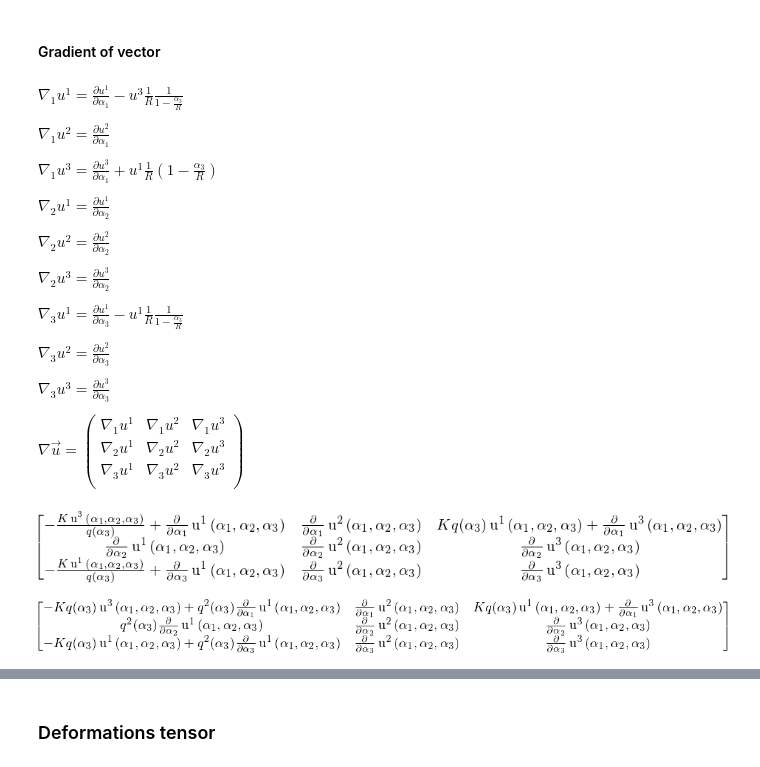
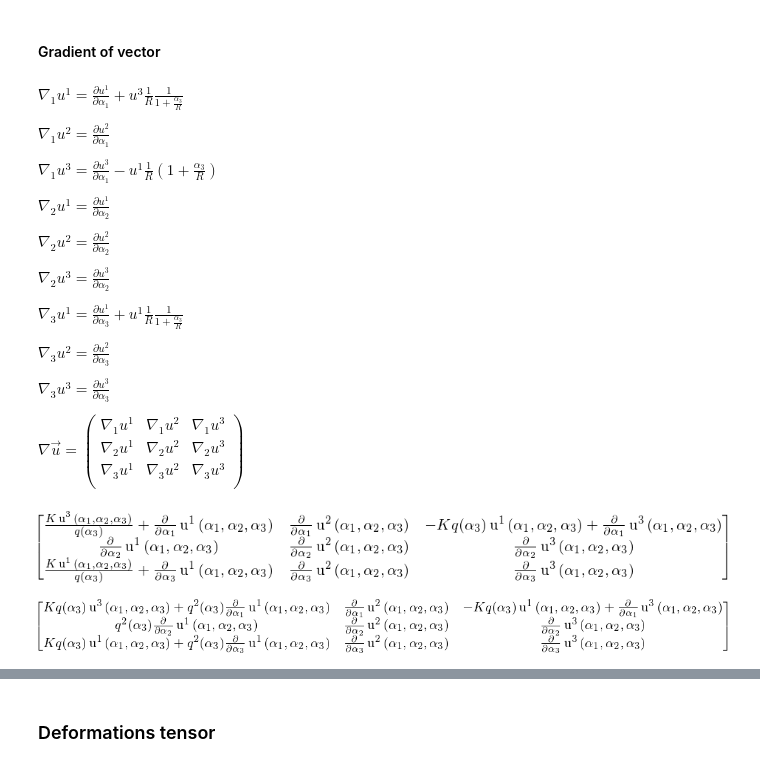
Before and after one commit to tarashor/vibrations, a Jupyter notebook: py2/All geometries.ipynb, the cells around one changed output, grey strips where cells are left out. Cells and saved outputs as stored; diff of their text form; code cells hidden in the pictures.

```diff
--- a/py2/All geometries.ipynb
+++ b/py2/All geometries.ipynb
@@ -326,11 +326,11 @@ $ \frac { d\vec{u} } { d\alpha_3} = \left( \frac { du^1 } { d\alpha_3}  - u^1 \f
 # %% [markdown]
 #### Gradient of vector
 # %% [markdown]
-$\nabla_1 u^1 = \frac { \partial u^1 } { \partial \alpha_1} - u^3 \frac {1}{R} \frac {1}{1-\frac{\alpha_3}{R}}$
+$\nabla_1 u^1 = \frac { \partial u^1 } { \partial \alpha_1} + u^3 \frac {1}{R} \frac {1}{1+\frac{\alpha_3}{R}}$
 
 $\nabla_1 u^2 = \frac { \partial u^2 } { \partial \alpha_1} $
 
-$\nabla_1 u^3 = \frac { \partial u^3 } { \partial \alpha_1} + u^1 \frac {1}{R} \left( 1-\frac{\alpha_3}{R} \right) $
+$\nabla_1 u^3 = \frac { \partial u^3 } { \partial \alpha_1} - u^1 \frac {1}{R} \left( 1+\frac{\alpha_3}{R} \right) $
 
 $\nabla_2 u^1 = \frac { \partial u^1 } { \partial \alpha_2}$
 
@@ -338,7 +338,7 @@ $\nabla_2 u^2 = \frac { \partial u^2 } { \partial \alpha_2}$
 
 $\nabla_2 u^3 = \frac { \partial u^3 } { \partial \alpha_2}$
 
-$\nabla_3 u^1 = \frac { \partial u^1 } { \partial \alpha_3}  - u^1 \frac {1}{R} \frac {1}{1-\frac{\alpha_3}{R}}$
+$\nabla_3 u^1 = \frac { \partial u^1 } { \partial \alpha_3} + u^1 \frac {1}{R} \frac {1}{1+\frac{\alpha_3}{R}}$
 
 $\nabla_3 u^2 = \frac { \partial u^2 } { \partial \alpha_3} $
 
@@ -355,33 +355,33 @@ $ \nabla \vec{u} = \left(
 # %%
 u1=Function('u^1')
 u2=Function('u^2')
 u3=Function('u^3')
-q=Function('q') # q(alpha3) = 1-alpha3/R
+q=Function('q') # q(alpha3) = 1+alpha3/R
 K = Symbol('K') # K = 1/R
 
-u1_nabla1 = u1(alpha1, alpha2, alpha3).diff(alpha1) - u3(alpha1, alpha2, alpha3) * K / q(alpha3)
+u1_nabla1 = u1(alpha1, alpha2, alpha3).diff(alpha1) + u3(alpha1, alpha2, alpha3) * K / q(alpha3)
 u2_nabla1 = u2(alpha1, alpha2, alpha3).diff(alpha1)
-u3_nabla1 = u3(alpha1, alpha2, alpha3).diff(alpha1) + u1(alpha1, alpha2, alpha3) * K * q(alpha3)
+u3_nabla1 = u3(alpha1, alpha2, alpha3).diff(alpha1) - u1(alpha1, alpha2, alpha3) * K * q(alpha3)
 
 u1_nabla2 = u1(alpha1, alpha2, alpha3).diff(alpha2)
 u2_nabla2 = u2(alpha1, alpha2, alpha3).diff(alpha2)
 u3_nabla2 = u3(alpha1, alpha2, alpha3).diff(alpha2)
 
-u1_nabla3 = u1(alpha1, alpha2, alpha3).diff(alpha3) - u1(alpha1, alpha2, alpha3) * K / q(alpha3)
+u1_nabla3 = u1(alpha1, alpha2, alpha3).diff(alpha3) + u1(alpha1, alpha2, alpha3) * K / q(alpha3)
 u2_nabla3 = u2(alpha1, alpha2, alpha3).diff(alpha3)
 u3_nabla3 = u3(alpha1, alpha2, alpha3).diff(alpha3)
 # $\nabla_2 u^2 = \frac { \partial u^2 } { \partial \alpha_2}$
 
 grad_u = Matrix([[u1_nabla1, u2_nabla1, u3_nabla1],[u1_nabla2, u2_nabla2, u3_nabla2], [u1_nabla3, u2_nabla3, u3_nabla3]])
 grad_u
 # %% [output]
-[figure, old version]
+[figure, new version]
 # %%
 G_s = Matrix([[q(alpha3)**2, 0, 0],[0, 1, 0], [0, 0, 1]])
 grad_u_down=grad_u*G_s
 expand(simplify(grad_u_down))
 # %% [output]
-[figure, old version]
+[figure, new version]
 # %% [markdown]
 $
 \left(
```
Also changed, not shown: parts of 28 cells of this notebook.
